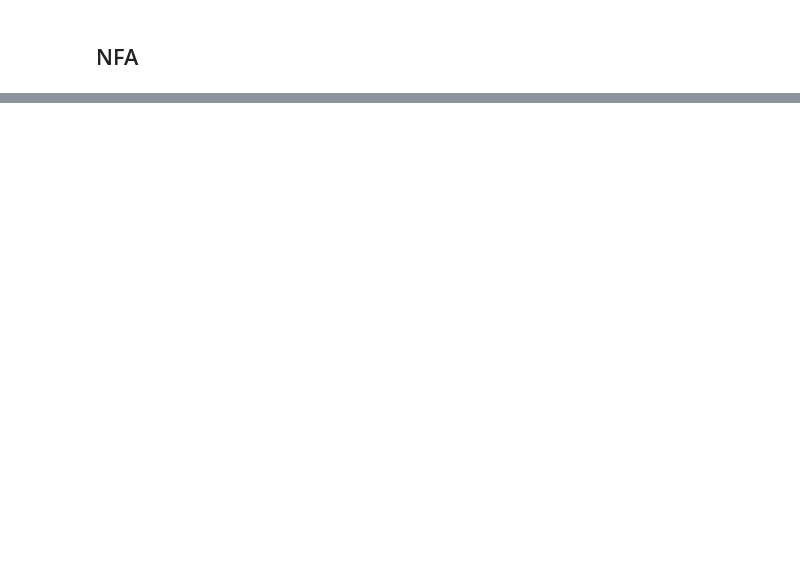
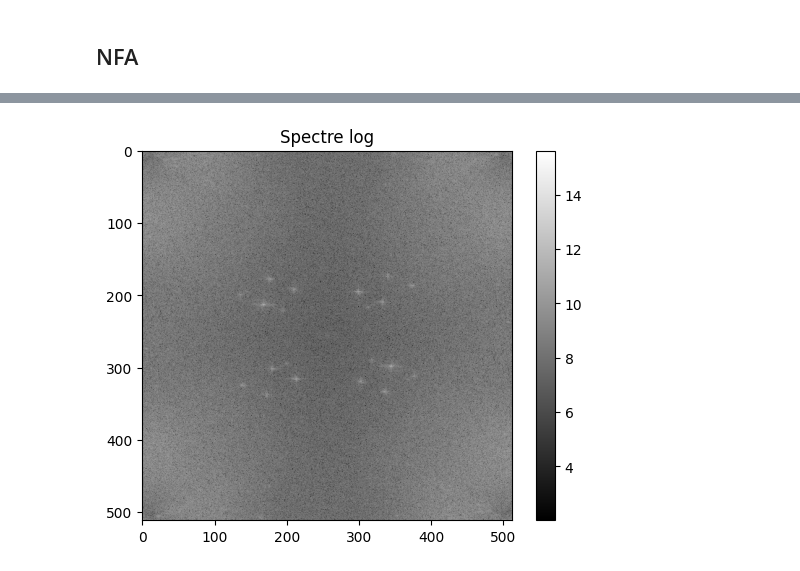
Before and after one commit to Bonbia/IM206, a Jupyter notebook: nfa.ipynb, the cells around one changed output, grey strips where cells are left out. Drawn from its saved outputs; the diff is of its cells as text; code cells hidden in the pictures; blank space fills up the shorter version.

```diff
--- a/nfa.ipynb
+++ b/nfa.ipynb
@@ -47,0 +278,93 @@ def N
+# %%
+import numpy as np
+import cv2
+import matplotlib.pyplot as plt
+from scipy.stats import binom
+
+PATCH_SIZE = 8
+R = 1
+DMAX = 40
+EPSILON = 1e-3
+step = PATCH_SIZE
+
+img = cv2.imread("/home/julesaout2003/informarctique/2A/IMA/S2/modèle_generatif/Projet/IM206/IMG InPut/babbon.png", cv2.IMREAD_GRAYSCALE)
+if img is None:
+    raise ValueError("Image introuvable")
+h, w = img.shape
+img = cv2.resize(img, (int(w*1.3), int(h*1.3)), interpolation=cv2.INTER_CUBIC)
+img = cv2.resize(img, (w, h), interpolation=cv2.INTER_CUBIC)
+img = img.astype(np.float32)
+img = ranktransform(img)
+F = np.fft.fft2(img)
+S=F
+
+N0, N1 = S.shape
+
+X_min = R + 1
+X_max = min(DMAX, N1 - R - 1)
+C = N1 - 2 * R - 1
+
+def correlation(Pi, Qi):
+    Pi = Pi - np.mean(Pi)
+    Qi = Qi - np.mean(Qi)
+    num = np.abs(np.dot(Pi, np.conj(Qi)))
+    den = np.linalg.norm(Pi) * np.linalg.norm(Qi) + 1e-8
+    return num / den
+
+patches_y_max = N0 - PATCH_SIZE
+patches_x_max = N1 - PATCH_SIZE - X_max
+
+nb_patch = len(range(0, patches_y_max, step)) * len(range(0, patches_x_max, step))
+
+k = np.zeros(X_max + 1)
+rho_len = (X_max + R) - (X_min - R) + 1
+all_is_max = []
+
+for y in range(0, patches_y_max, step):
+    for x in range(0, patches_x_max, step):
+        Pi = S[y:y + PATCH_SIZE, x:x + PATCH_SIZE].flatten()
+        rho = np.zeros(rho_len)
+        for d in range(X_min - R, X_max + R + 1):
+            Qi = S[y:y + PATCH_SIZE, x + d:x + d + PATCH_SIZE].flatten()
+            rho[d - (X_min - R)] = correlation(Pi, Qi)
+        for d in range(X_min, X_max + 1):
+            i = d - (X_min - R)
+            Nr = rho[i - R: i + R + 1]
+            is_max = int(rho[i] == np.max(Nr))
+            all_is_max.append(is_max)
+            k[d] += is_max
+
+p = np.mean(all_is_max)
+print(f"nb_patch = {nb_patch}")
+print(f"C = {C}")
+print(f"p empirique = {p:.4f}  (théorique = {1/(2*R+1):.4f})")
+print(f"k max = {np.max(k[X_min:X_max+1]):.0f}")
+print(f"k mean = {np.mean(k[X_min:X_max+1]):.2f}")
+print(f"E[k] sous H0 = {nb_patch * p:.2f}")
+
+NFA = np.zeros(X_max + 1)
+for d in range(X_min, X_max + 1):
+    proba = binom.sf(int(k[d]) - 1, nb_patch, p)
+    NFA[d] = C * proba
+for d in range(X_min, X_max+1):
+    print(f"d={d:3d} | k={k[d]:.0f} | E[k]={nb_patch*p:.1f} | diff={k[d]-nb_patch*p:+.1f}")
+print(f"NFA min = {np.min(NFA[X_min:X_max+1]):.3e}")
+print("\nDistances détectées :\n")
+for d in range(X_min, X_max + 1):
+    if NFA[d] < EPSILON:
+        print(f"d={d:3d} | k(d)={k[d]:8.0f} | NFA={NFA[d]:.3e}")
+print(f"X_min={X_min}, X_max={X_max}")
+print(f"format image : {img.shape}")
+# affiche le spectre pour voir si les pics sont là
+plt.imshow(np.log(1 + np.abs(F)), cmap='gray')
+plt.colorbar()
+plt.title("Spectre log")
+plt.show()
+plt.figure(figsize=(10, 5))
+plt.plot(range(X_min, X_max + 1), np.log10(NFA[X_min:X_max + 1]))
+plt.ylim(0,3)
+plt.xlabel("distance d")
+plt.ylabel("log10(NFA(d))")
+plt.title("Détection a contrario")
+plt.show()
+# %% [output]
@@ -47,0 +388 @@ def N
+[figure, added]
```
Also changed, not shown: parts of 12 cells of this notebook, 1 other file.
